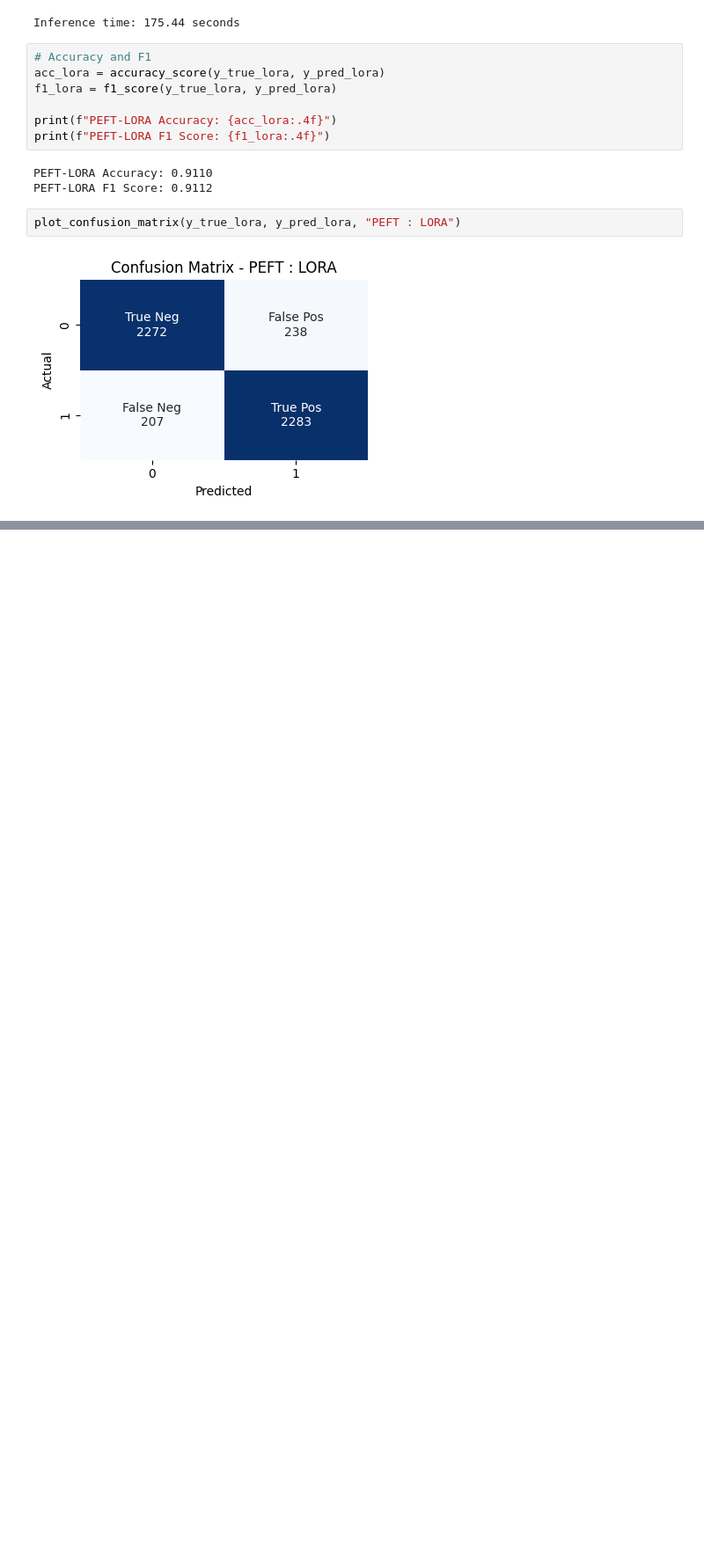
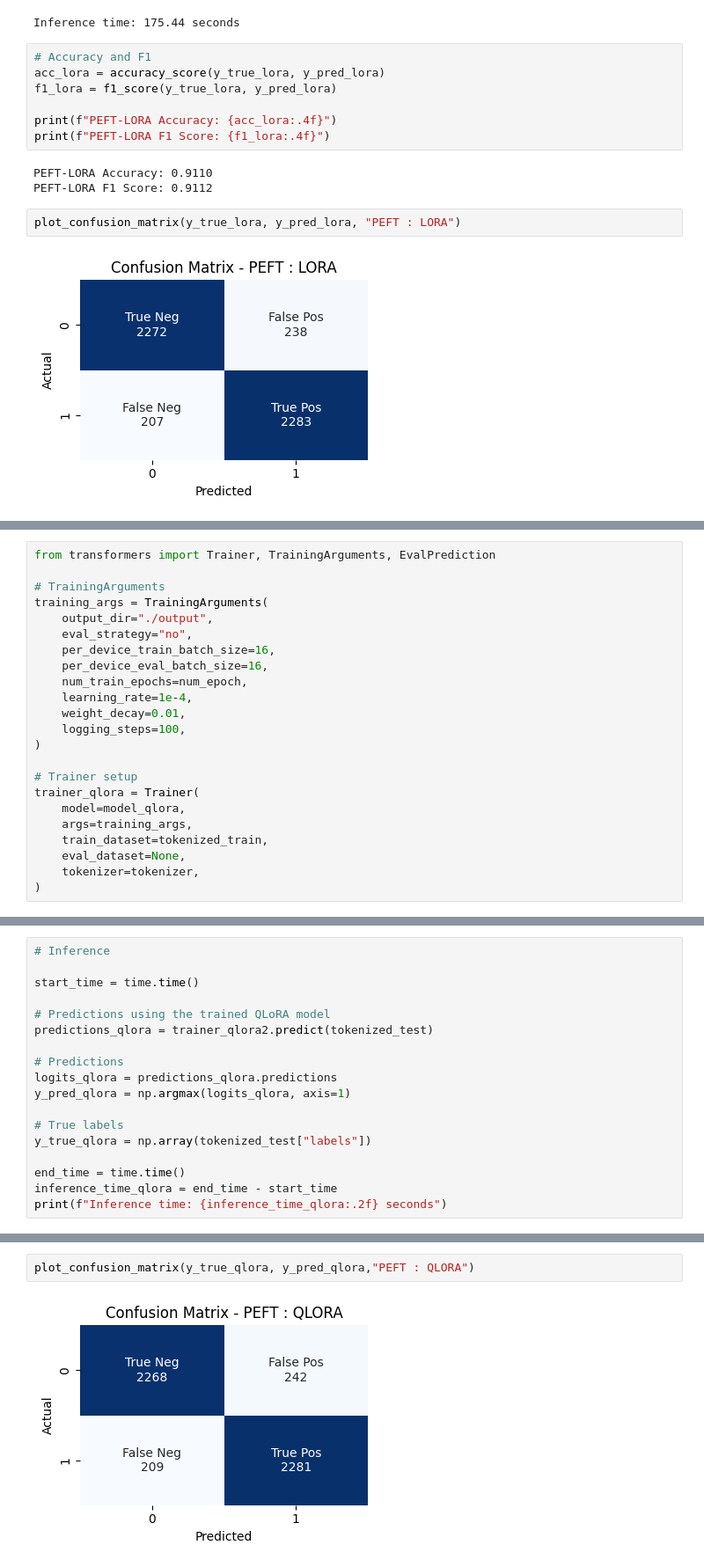
Before and after one commit to battery-code/FineTuneLLM_PEFT_BERT, a Jupyter notebook: Notebook_FineTuningPEFT-BERT.ipynb, the cells around one changed output, grey strips where cells are left out. Shown: that part at 88% size. Cells and saved outputs as stored; diff of their text form; blank space fills up the shorter version.

Commit message:
qlora

```diff
--- a/Notebook_FineTuningPEFT-BERT.ipynb
+++ b/Notebook_FineTuningPEFT-BERT.ipynb
@@ -765,0 +821,23 @@ explog_df
+# %%
+from transformers import Trainer, TrainingArguments, EvalPrediction
+
+# TrainingArguments
+training_args = TrainingArguments(
+    output_dir="./output",
+    eval_strategy="no",
+    per_device_train_batch_size=16,
+    per_device_eval_batch_size=16,
+    num_train_epochs=num_epoch,
+    learning_rate=1e-4,
+    weight_decay=0.01,
+    logging_steps=100,
+)
+
+# Trainer setup
+trainer_qlora = Trainer(
+    model=model_qlora,
+    args=training_args,
+    train_dataset=tokenized_train,
+    eval_dataset=None,
+    tokenizer=tokenizer,
+)
@@ -765,0 +910,18 @@ explog_df
+# %%
+# Inference
+
+start_time = time.time()
+
+# Predictions using the trained QLoRA model
+predictions_qlora = trainer_qlora2.predict(tokenized_test)
+
+# Predictions
+logits_qlora = predictions_qlora.predictions
+y_pred_qlora = np.argmax(logits_qlora, axis=1)
+
+# True labels
+y_true_qlora = np.array(tokenized_test["labels"])
+
+end_time = time.time()
+inference_time_qlora = end_time - start_time
+print(f"Inference time: {inference_time_qlora:.2f} seconds")
@@ -765,0 +940,4 @@ explog_df
+# %%
+plot_confusion_matrix(y_true_qlora, y_pred_qlora,"PEFT : QLORA")
+# %% [output]
+[figure, added]
```
Also changed, not shown: parts of 11 cells of this notebook.
